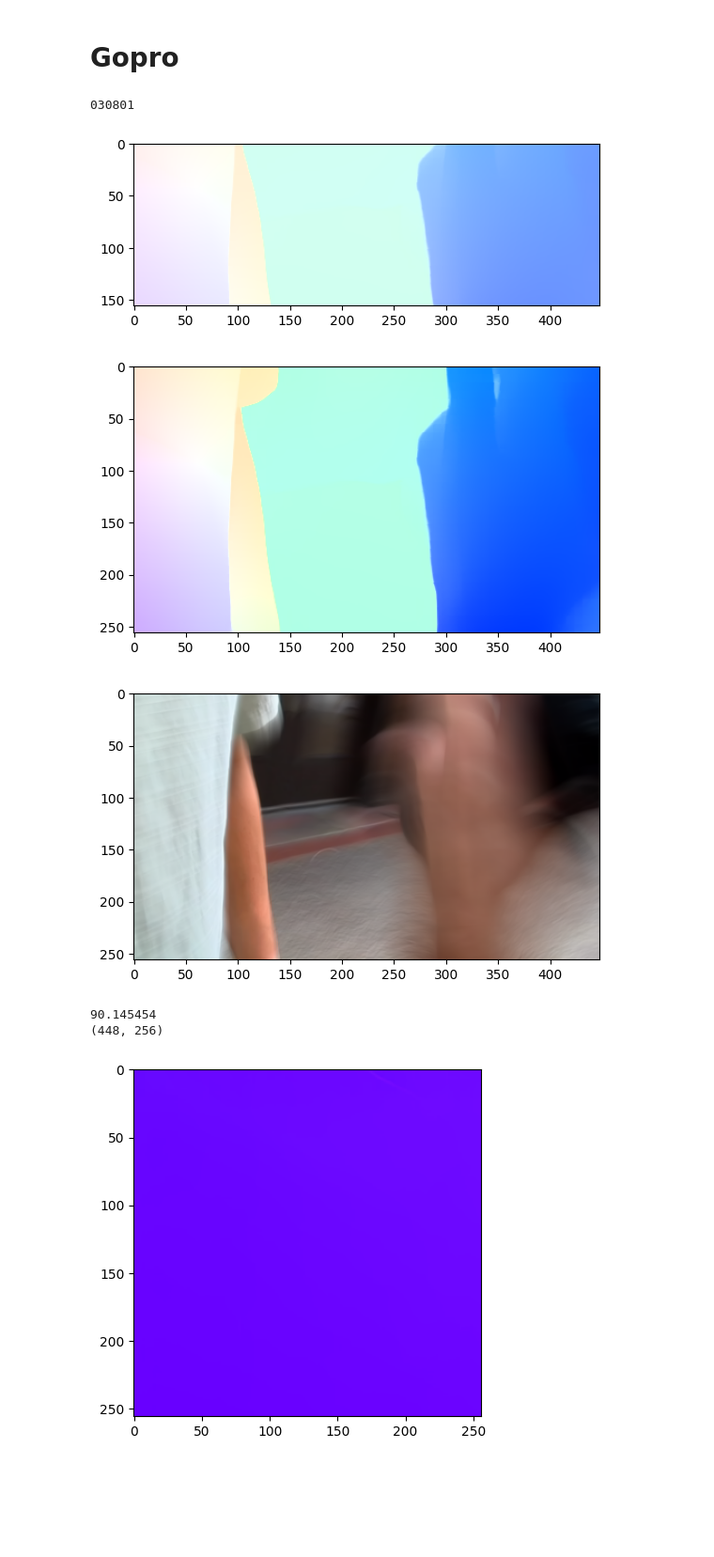
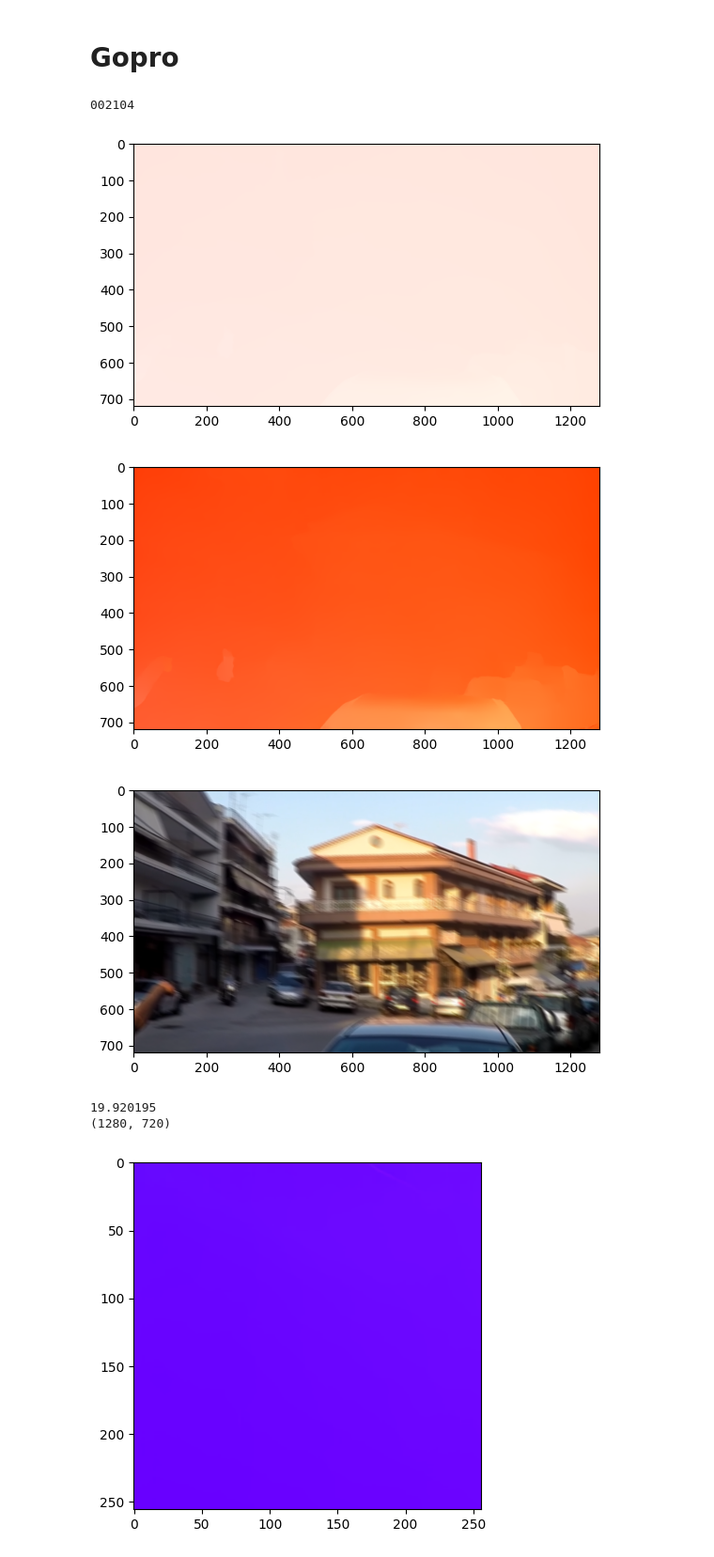
Before and after one commit to JuWanMaeng/Diffuse_Blur_to_Event, a Jupyter notebook: check_max_flow.ipynb, the cells around one changed output. Shown: that part at 94% size. Drawn from its saved outputs; the diff is of its cells as text; code cells hidden in the pictures; blank space fills up the shorter version.

Commit message:
flows

```diff
--- a/check_max_flow.ipynb
+++ b/check_max_flow.ipynb
@@ -145,48 +145,44 @@ from PIL import Image
 import numpy as np
 import cv2
 # %%
-gopro_path = '/workspace/data/vimeo/train'
+gopro_path = '/workspace/data/Gopro_my/train'
 gopro_folder = os.listdir(gopro_path)
 gopro_folder.sort()
 
-for scene in gopro_folder[30800:]:
+for scene in gopro_folder[2103:]:
     print(scene)
     flow_path = os.path.join(gopro_path,scene,'flow/flows',f'{scene}.flo')
     flow = flow_read(flow_path)
     flow_rgb = flow_to_rgb(flow,flow_max_radius=150)
-    flow_rgb = flow_rgb[50:-50,:,:]
     flow_rgb_2 = flow_to_rgb(flow)
 
-    tt = Image.fromarray(flow_rgb)
 
     blur_img = os.path.join(gopro_path,scene,'blur',f'{scene}.png')
     blur = Image.open(blur_img)
     blur = np.array(blur)
-    # blur = blur[50:-50,:,:]
     blur = Image.fromarray(blur)
-    # blur=blur.resize((786,768))
-    # flow_rgb = cv2.resize(flow_rgb, (768,768))
+
     plt.imshow(flow_rgb)
     plt.show()
     plt.imshow(flow_rgb_2)
     plt.show()
     plt.imshow(blur)
     plt.show()
 
     complex_flow = flow[..., 0] + 1j * flow[..., 1]
     complex_flow, nan_mask = replace_nans(complex_flow)
     radius, angle = np.abs(complex_flow), np.angle(complex_flow)
     flow_max_radius = np.max(radius)
     print(flow_max_radius)
     print(blur.size)
     break
 # %% [output]
-030801
+002104
-[figure, old version]
+[figure, new version]
-[figure, old version]
+[figure, new version]
-[figure, old version]
+[figure, new version]
-90.145454
-(448, 256)
+19.920195
+(1280, 720)
 # %%
 def augment_flow(image, command, is_flow=False):
     if command == 'hflip':  # horizontal flip
```
Also changed, not shown: parts of 1 cell of this notebook, 5 other files.
